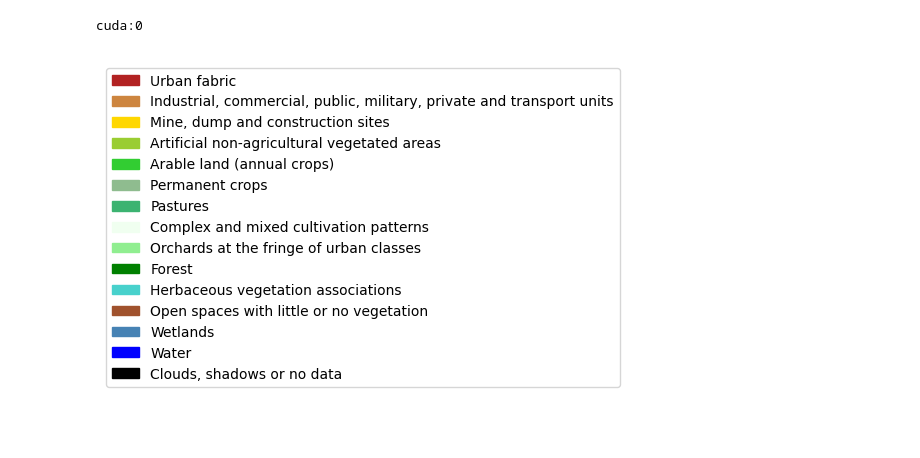
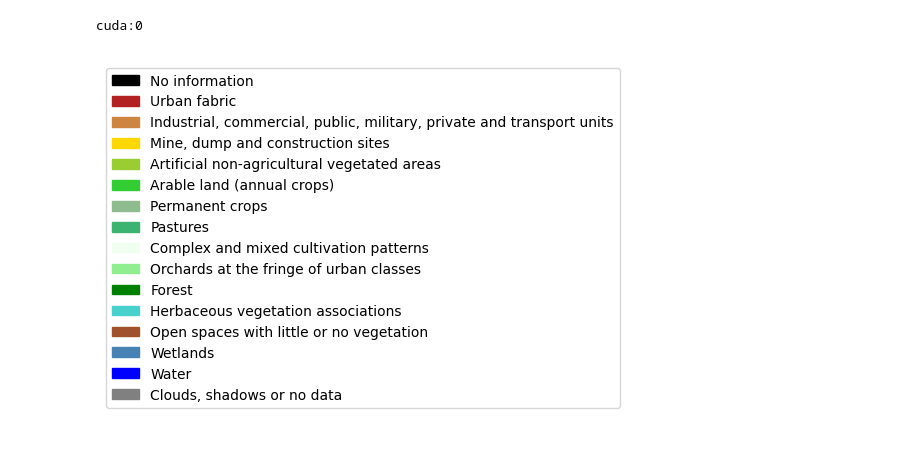
Before and after one commit to RocketFan/GEM, a Jupyter notebook: supervised.ipynb, the cells around one changed output. Drawn from its saved outputs; the diff is of its cells as text; code cells hidden in the pictures.

```diff
--- a/supervised.ipynb
+++ b/supervised.ipynb
@@ -24,34 +24,35 @@ cuda:0
 # %%
 from typing import Any
 import matplotlib.colors as mcolors
 
 class_attributes: list[tuple[str, Any]] = [
+    ("No information", mcolors.CSS4_COLORS['black']),
     ("Urban fabric", mcolors.CSS4_COLORS['firebrick']),
     ('Industrial, commercial, public, military, private and transport units', mcolors.CSS4_COLORS['peru']),
     ("Mine, dump and construction sites", mcolors.CSS4_COLORS['gold']),
     ("Artificial non-agricultural vegetated areas", mcolors.CSS4_COLORS['yellowgreen']),
     ("Arable land (annual crops)", mcolors.CSS4_COLORS['limegreen']),
     ("Permanent crops", mcolors.CSS4_COLORS['darkseagreen']),
     ("Pastures", mcolors.CSS4_COLORS['mediumseagreen']),
     ("Complex and mixed cultivation patterns", mcolors.CSS4_COLORS['honeydew']),
     ("Orchards at the fringe of urban classes", mcolors.CSS4_COLORS['lightgreen']),
     ("Forest", mcolors.CSS4_COLORS['green']),
     ("Herbaceous vegetation associations", mcolors.CSS4_COLORS['mediumturquoise']),
     ("Open spaces with little or no vegetation", mcolors.CSS4_COLORS['sienna']),
     ('Wetlands', mcolors.CSS4_COLORS['steelblue']),
     ("Water", mcolors.CSS4_COLORS['blue']),
-    ("Clouds, shadows or no data", mcolors.CSS4_COLORS['black']),
+    ("Clouds, shadows or no data", mcolors.CSS4_COLORS['gray']),
 ]
 
 import matplotlib.pyplot as plt
 from matplotlib.patches import Patch
 
 handles = [Patch(color=c, label=l) for l, c in class_attributes]
 plt.legend(handles=handles)
 plt.gca().set_axis_off()
 plt.show()
 # %% [output]
-[figure, old version]
+[figure, new version]
 # %%
 from gem.model import SegNet
 from torch.nn.functional import one_hot
```
Also changed, not shown: parts of 3 cells of this notebook, 1 other file.
